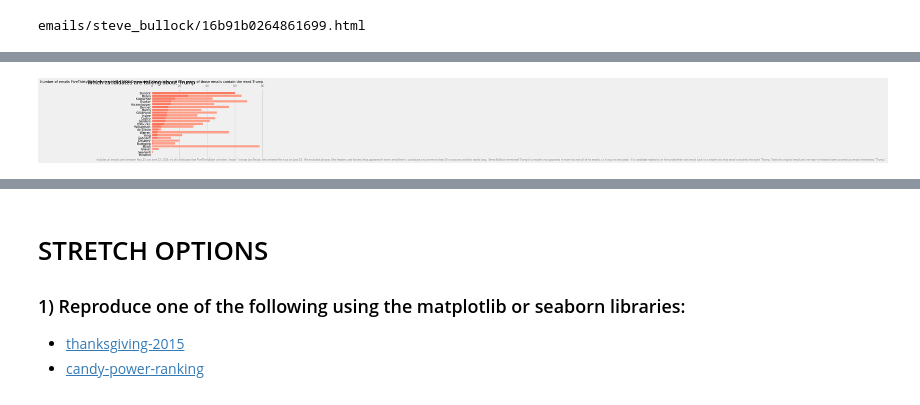
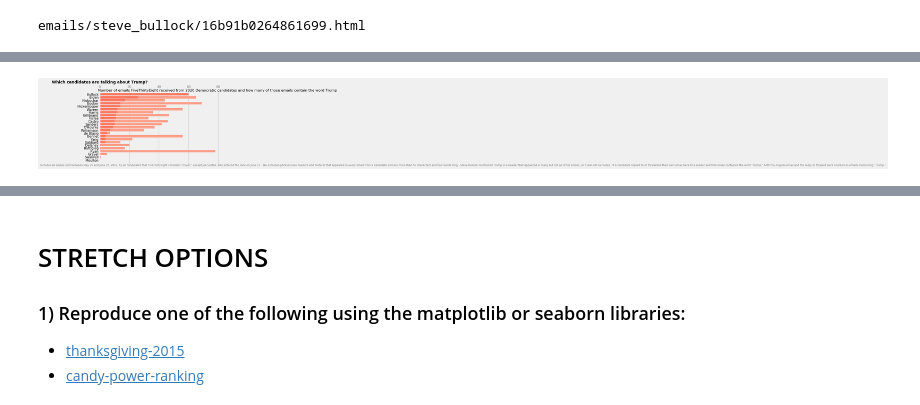
Before and after one commit to johnwesleyharding/DS-Unit-1-Sprint-1-Data-Wrangling-and-Storytelling, a Jupyter notebook: JWH_assignment_DS_114_Make_Explanatory_Visualizations.ipynb, the cells around one changed output, grey strips where cells are left out. Drawn from its saved outputs; the diff is of its cells as text; code cells hidden in the pictures.

```diff
--- a/JWH_assignment_DS_114_Make_Explanatory_Visualizations.ipynb
+++ b/JWH_assignment_DS_114_Make_Explanatory_Visualizations.ipynb
@@ -142,36 +119,37 @@ y_pos = np.arange(len(candidates))
 email = fakeemail['emails']
 trump = fakeemail['trump']
 
 ax.yaxis.grid(False)
 ax.barh(y_pos, email, align = 'center', color = '#FE9F89', height = .8)
 ax.barh(y_pos, trump, align = 'center', color = '#FB7961', height = .8)
 ax.set_yticks(y_pos)
 ax.set_yticklabels(candidates, fontsize = 10)
 ax.set_xticklabels([0, 20, 40, 60, 80], fontsize = 10, color = '.5')
 ax.invert_yaxis()
 ax.xaxis.tick_top()
 #ax.yaxis.set_visible(False)
-fig.suptitle('Which candidates are talking about Trump', x = 0)
-ax.set_title('Number of emails FiveThirtyEight received from 2020 Democratic candidates and how many of those emails contain the word Trump', x = 0, fontsize = 11, wrap = True)
+ax.text(s='Number of emails FiveThirtyEight received from 2020 Democratic candidates and how many of those emails contain the word Trump', x = -1, y = -1, fontsize = 11, wrap = True)
+ax.set_title('Which candidates are talking about Trump?', x = 0, fontsize = 12, fontweight='bold')
+#ax.set_title('Number of emails FiveThirtyEight received from 2020 Democratic candidates and how many of those emails contain the word Trump', x = 0, fontsize = 11, wrap = True)
 
 # ??? ax.set_yticks(y_pos)
 #ind = np.arange(N)    # the x locations for the groups
 
     #ax.xaxis.set_visible(False)
     #ax.set_xlim(0, np.sum(data, axis=1).max())
 
 # color = 'blue'
 # ax.annotate('Spines', xy=(4.0, 0.35), xytext=(3.3, 0.1),
 #             weight='bold', color=color,
 #             arrowprops=dict(arrowstyle='->',
 #                             connectionstyle="arc3",
 #                             color=color))
 ax.text(-40, 24, text, fontsize=8, color='.5', wrap = True) #ha="right",
 
 plt.show()
 display(example)
 # %% [output]
-[figure, old version]
+[figure, new version]
 [interactive output not drawn]
 # %% [markdown]
 # STRETCH OPTIONS
```
Also changed, not shown: parts of 3 cells of this notebook.
